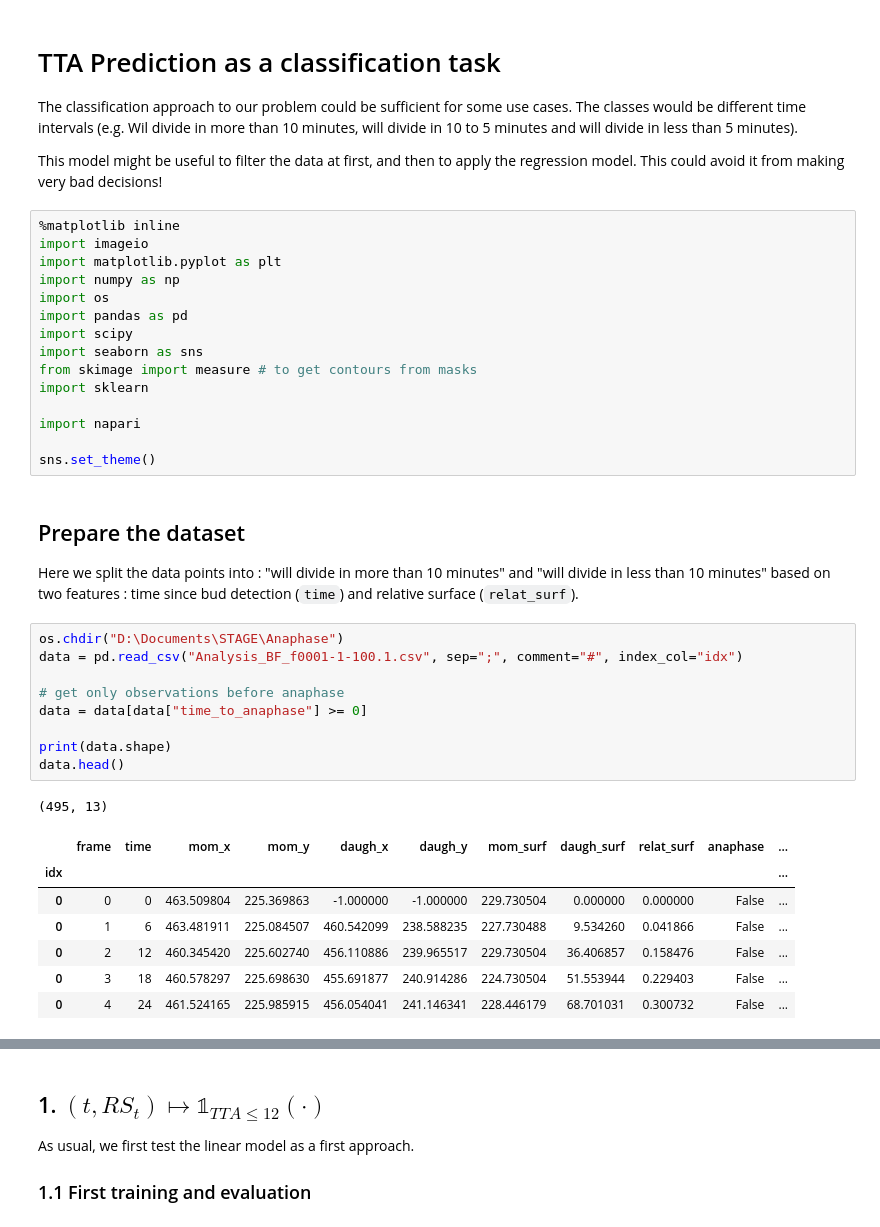
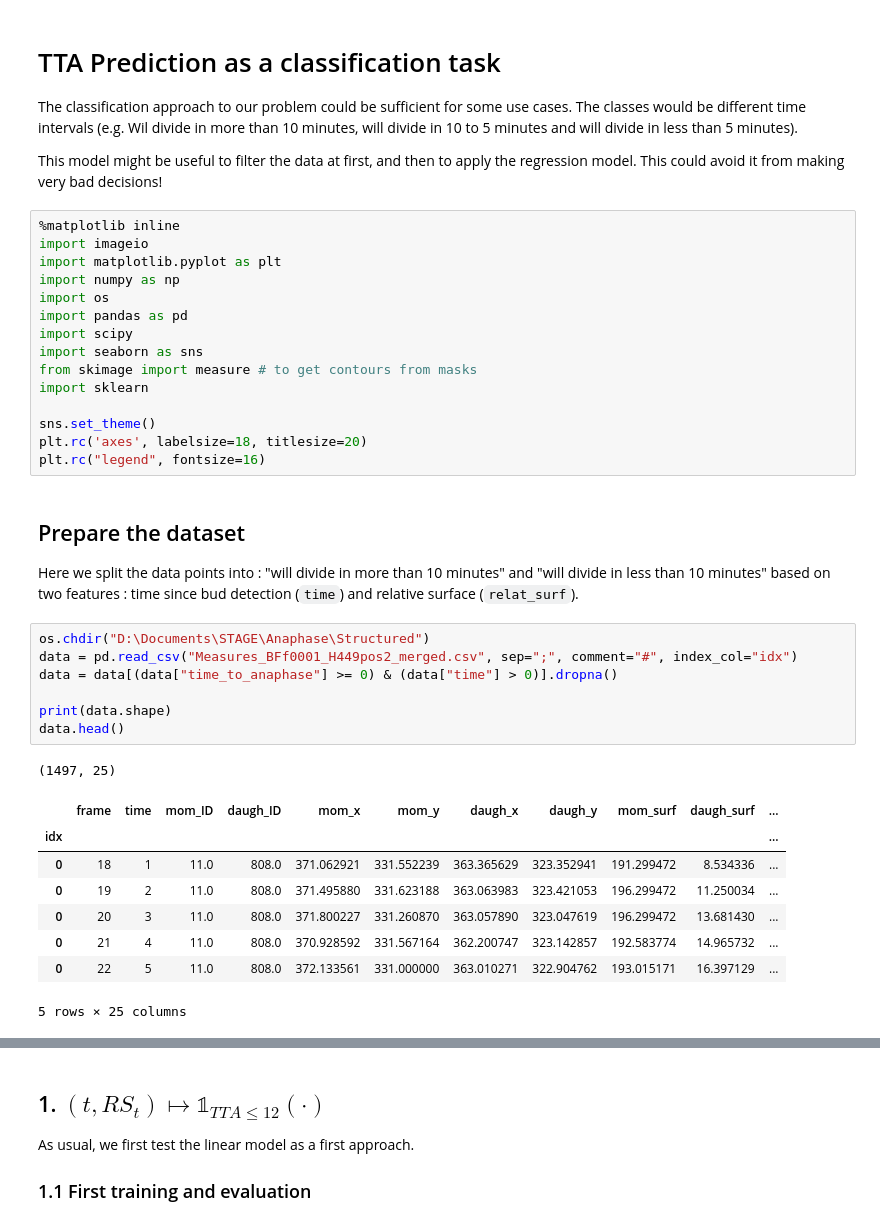
Before and after one commit to hugovaysset/Stage_Curie, a Jupyter notebook: Anaphase_Structured/Static_TTA_Classification.ipynb, the cells around one changed output, grey strips where cells are left out. Saved outputs shown, nothing was run; the diff lists cells and outputs as text.

````diff
--- a/Anaphase_Structured/Static_TTA_Classification.ipynb
+++ b/Anaphase_Structured/Static_TTA_Classification.ipynb
@@ -16,31 +16,30 @@ import seaborn as sns
 from skimage import measure # to get contours from masks
 import sklearn
 
-import napari
-
 sns.set_theme()
+plt.rc('axes', labelsize=18, titlesize=20)
+plt.rc("legend", fontsize=16)
 # %% [markdown]
 ## Prepare the dataset
 
 Here we split the data points into : "will divide in more than 10 minutes" and "will divide in less than 10 minutes" based on two features : time since bud detection (```time```) and relative surface (```relat_surf```).
 # %%
-os.chdir("D:\Documents\STAGE\Anaphase")
-data = pd.read_csv("Analysis_BF_f0001-1-100.1.csv", sep=";", comment="#", index_col="idx")
-
-# get only observations before anaphase
-data = data[data["time_to_anaphase"] >= 0]
+os.chdir("D:\Documents\STAGE\Anaphase\Structured")
+data = pd.read_csv("Measures_BFf0001_H449pos2_merged.csv", sep=";", comment="#", index_col="idx")
+data = data[(data["time_to_anaphase"] >= 0) & (data["time"] > 0)].dropna()
 
 print(data.shape)
 data.head()
 # %% [output]
-(495, 13)
+(1497, 25)
-|  | frame | time | mom_x | mom_y | daugh_x | daugh_y | mom_surf | daugh_surf | relat_surf | anaphase | ... |
+|  | frame | time | mom_ID | daugh_ID | mom_x | mom_y | daugh_x | daugh_y | mom_surf | daugh_surf | ... |
 | idx |  |  |  |  |  |  |  |  |  |  | ... |
-| 0 | 0 | 0 | 463.509804 | 225.369863 | -1.000000 | -1.000000 | 229.730504 | 0.000000 | 0.000000 | False | ... |
-| 0 | 1 | 6 | 463.481911 | 225.084507 | 460.542099 | 238.588235 | 227.730488 | 9.534260 | 0.041866 | False | ... |
-| 0 | 2 | 12 | 460.345420 | 225.602740 | 456.110886 | 239.965517 | 229.730504 | 36.406857 | 0.158476 | False | ... |
-| 0 | 3 | 18 | 460.578297 | 225.698630 | 455.691877 | 240.914286 | 224.730504 | 51.553944 | 0.229403 | False | ... |
-| 0 | 4 | 24 | 461.524165 | 225.985915 | 456.054041 | 241.146341 | 228.446179 | 68.701031 | 0.300732 | False | ... |
+| 0 | 18 | 1 | 11.0 | 808.0 | 371.062921 | 331.552239 | 363.365629 | 323.352941 | 191.299472 | 8.534336 | ... |
+| 0 | 19 | 2 | 11.0 | 808.0 | 371.495880 | 331.623188 | 363.063983 | 323.421053 | 196.299472 | 11.250034 | ... |
+| 0 | 20 | 3 | 11.0 | 808.0 | 371.800227 | 331.260870 | 363.057890 | 323.047619 | 196.299472 | 13.681430 | ... |
+| 0 | 21 | 4 | 11.0 | 808.0 | 370.928592 | 331.567164 | 362.200747 | 323.142857 | 192.583774 | 14.965732 | ... |
+| 0 | 22 | 5 | 11.0 | 808.0 | 372.133561 | 331.000000 | 363.010271 | 322.904762 | 193.015171 | 16.397129 | ... |
+5 rows × 25 columns
 # %%
 from sklearn.model_selection import train_test_split
 
````
Also changed, not shown: parts of 3 cells of this notebook, 9 other files.
